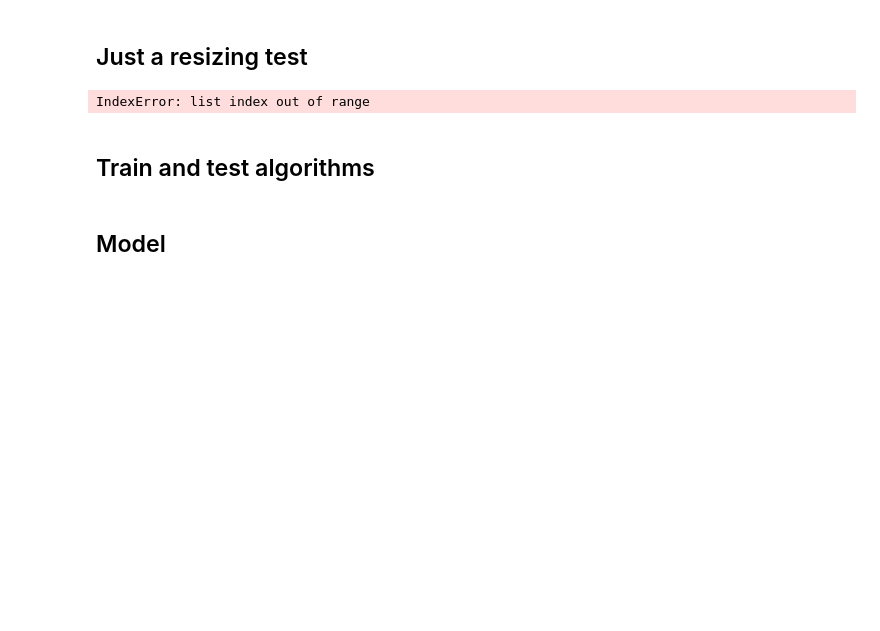
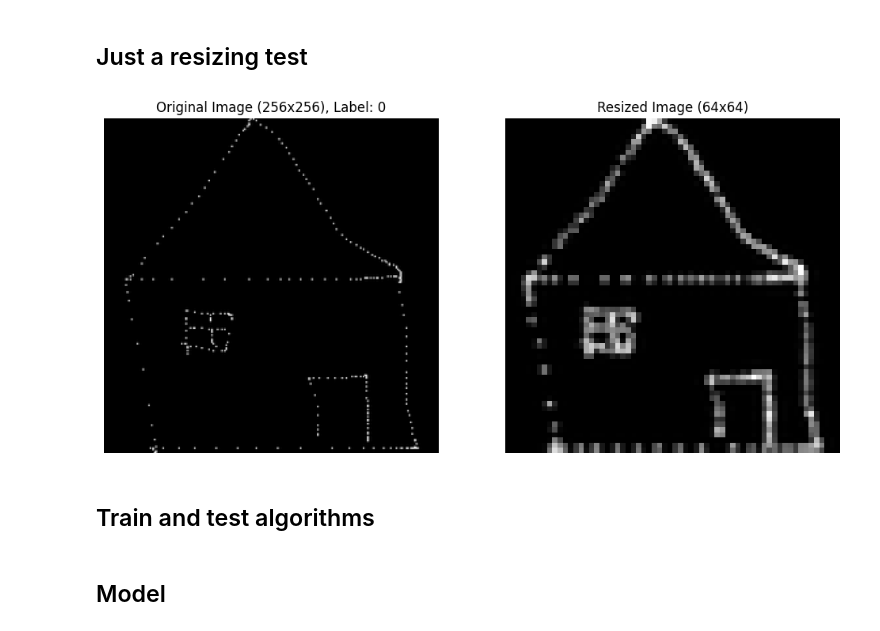
Before and after one commit to Wiztek712/BigData, a Jupyter notebook: application/AI/new_model.ipynb, the cells around one changed output. Saved outputs shown, nothing was run; the diff lists cells and outputs as text; code cells hidden in the pictures; blank space fills up the shorter version.

```diff
--- a/application/AI/new_model.ipynb
+++ b/application/AI/new_model.ipynb
@@ -220,41 +259,39 @@ for drawing in drawings:
 # %%
 import torch
 import matplotlib.pyplot as plt
 import torchvision.transforms as T
 import numpy as np
 from PIL import Image
 
 # Assuming `drawing` is the tuple as described
 image_tensor = drawing[0]  # Image tensor of shape (1, H, W)
 label = drawing[1]         # The label (in this case, 3)
 
-# Assuming `image_tensor` is the tensor to resize, shape: (1, H, W)
-# Convert the tensor to a PIL image
-image_numpy = image_tensor.squeeze().cpu().numpy()  # Remove channel and convert to NumPy
+image_numpy = image_tensor.squeeze().cpu().numpy()  # Shape: (H, W)
 image_pil = Image.fromarray((image_numpy * 255).astype(np.uint8))  # Convert to uint8 image
 
-# Resize the image using PIL
-resized_image_pil = image_pil.resize((64, 64), Image.LANCZOS)
+# Resize using PIL
+resized_image_pil = image_pil.resize((64, 64), Image.Resampling.LANCZOS)
 
-# Convert back to NumPy or tensor if needed
-resized_image_numpy = np.array(resized_image_pil) / 255.0  # Normalize back if needed
+# Convert back to NumPy (optional)
+resized_image_numpy = np.array(resized_image_pil) / 255.0  # Normalize
 
-# Visualize the original and resized image
+# Plot original and resized image
 fig, ax = plt.subplots(1, 2, figsize=(12, 6))
 
 # Original image
 ax[0].imshow(image_numpy, cmap='gray')
-ax[0].set_title("Original Image (256x256)")
+ax[0].set_title(f"Original Image (256x256), Label: {label}")
 ax[0].axis('off')
 
 # Resized image
 ax[1].imshow(resized_image_numpy, cmap='gray')
 ax[1].set_title("Resized Image (64x64)")
 ax[1].axis('off')
 
 plt.show()
 # %% [output]
-IndexError: list index out of range
+[figure, added]
 # %% [markdown]
 ## Train and test algorithms
 # %%
```
Also changed, not shown: parts of 14 cells of this notebook.
